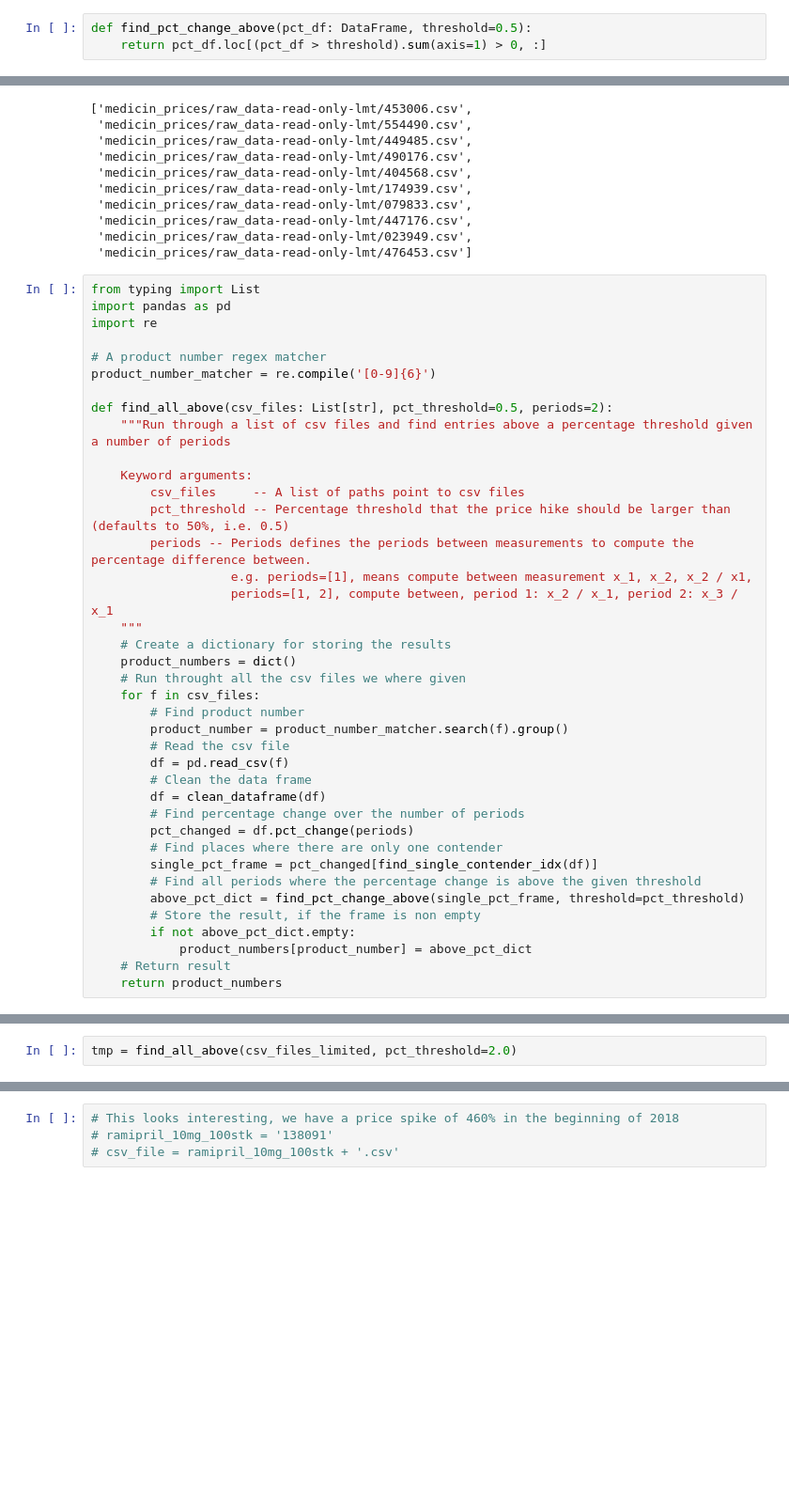
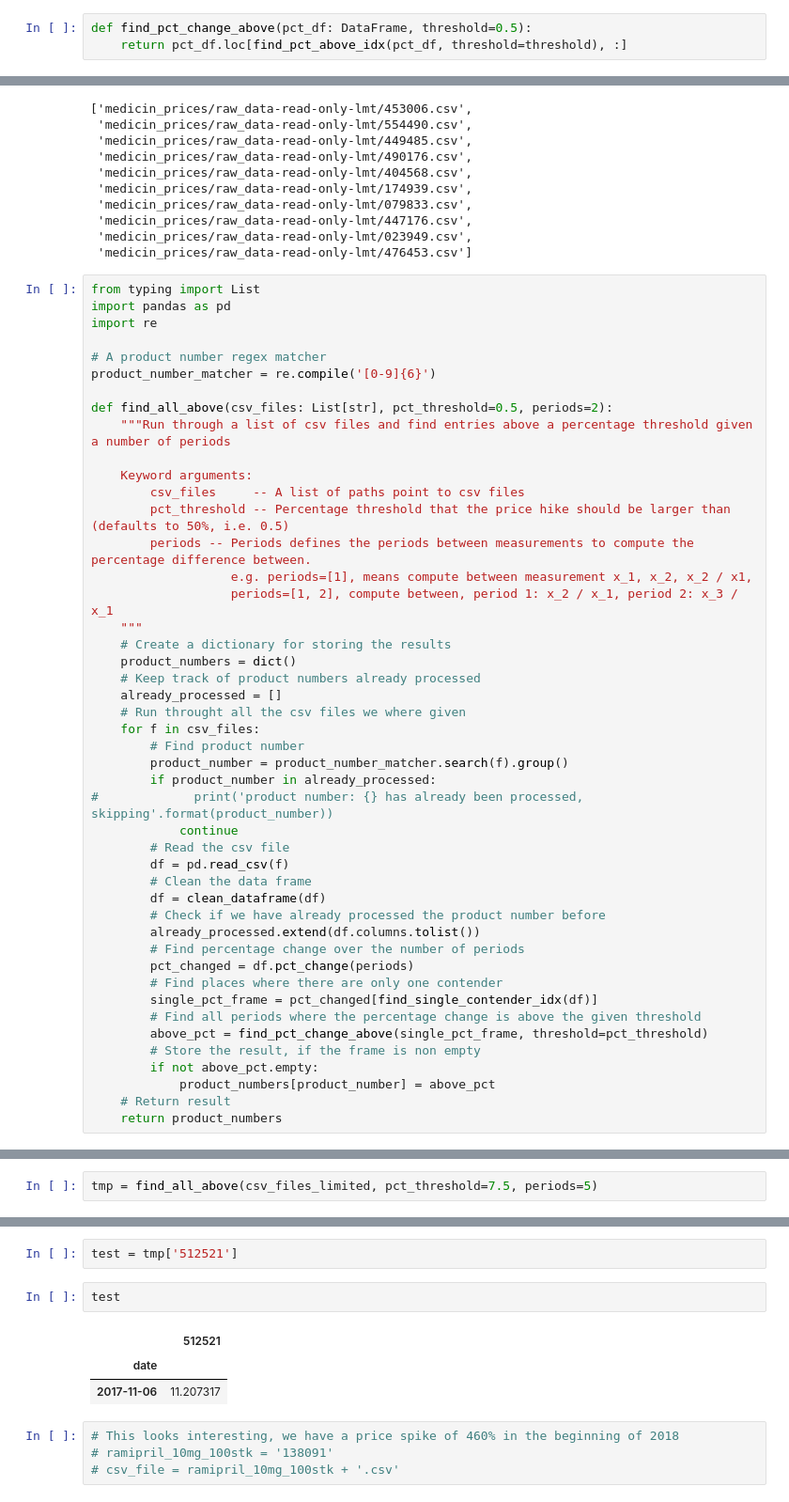
Before and after one commit to blackplague/sds2019, a Jupyter notebook: exam/sds2019_exam_analyzer.ipynb, the cells around one changed output, grey strips where cells are left out. Shown at 94% size. Drawn from its saved outputs; the diff is of its cells as text; blank space fills up the shorter version.

Commit message:
Add already processed check on product number

```diff
--- a/exam/sds2019_exam_analyzer.ipynb
+++ b/exam/sds2019_exam_analyzer.ipynb
@@ -56,6 +59,6 @@ def pct_change_period(df: DataFrame, periods=2):
 # %%
 def find_pct_change_above(pct_df: DataFrame, threshold=0.5):
-    return pct_df.loc[(pct_df > threshold).sum(axis=1) > 0, :]
+    return pct_df.loc[find_pct_above_idx(pct_df, threshold=threshold), :]
 # %%
 csv_files_limited = get_csv_files(raw_data_read_only_limited)
 # %%
@@ -91,22 +94,29 @@ def find_all_above(csv_files: List[str], pct_threshold=0.5, periods=2):
     """
     # Create a dictionary for storing the results
     product_numbers = dict()
+    # Keep track of product numbers already processed
+    already_processed = []
     # Run throught all the csv files we where given
     for f in csv_files:
         # Find product number
         product_number = product_number_matcher.search(f).group()
+        if product_number in already_processed:
+#             print('product number: {} has already been processed, skipping'.format(product_number))
+            continue
         # Read the csv file
         df = pd.read_csv(f)
         # Clean the data frame
         df = clean_dataframe(df)
+        # Check if we have already processed the product number before
+        already_processed.extend(df.columns.tolist())
         # Find percentage change over the number of periods
         pct_changed = df.pct_change(periods)
         # Find places where there are only one contender
         single_pct_frame = pct_changed[find_single_contender_idx(df)]
         # Find all periods where the percentage change is above the given threshold
-        above_pct_dict = find_pct_change_above(single_pct_frame, threshold=pct_threshold)
+        above_pct = find_pct_change_above(single_pct_frame, threshold=pct_threshold)
         # Store the result, if the frame is non empty
-        if not above_pct_dict.empty:
-            product_numbers[product_number] = above_pct_dict
+        if not above_pct.empty:
+            product_numbers[product_number] = above_pct
     # Return result
     return product_numbers
@@ -113,2 +143,2 @@ def find_all_above(csv_files: List[str], pct_threshold=0.5, periods=2):
 # %%
-tmp = find_all_above(csv_files_limited, pct_threshold=2.0)
+tmp = find_all_above(csv_files_limited, pct_threshold=7.5, periods=5)
@@ -152,3 +190,11 @@ csv_files_limited[:10]
+# %%
+test = tmp['512521']
+# %%
+test
+# %% [output]
+|  | 512521 |
+| date |  |
+| 2017-11-06 | 11.207317 |
 # %%
 # This looks interesting, we have a price spike of 460% in the beginning of 2018
 # ramipril_10mg_100stk = '138091'
```
Also changed, not shown: parts of 7 cells of this notebook.
